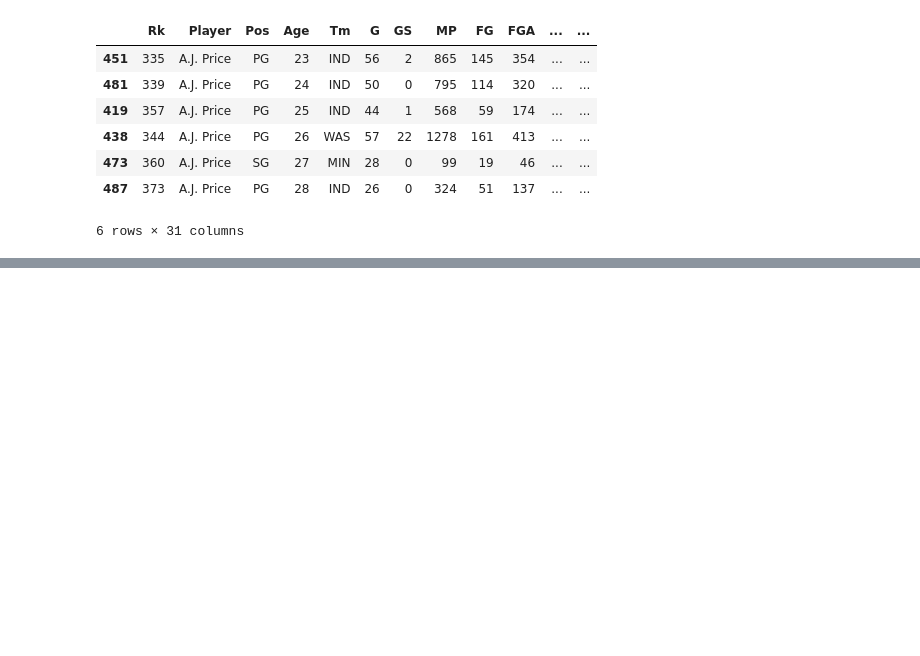
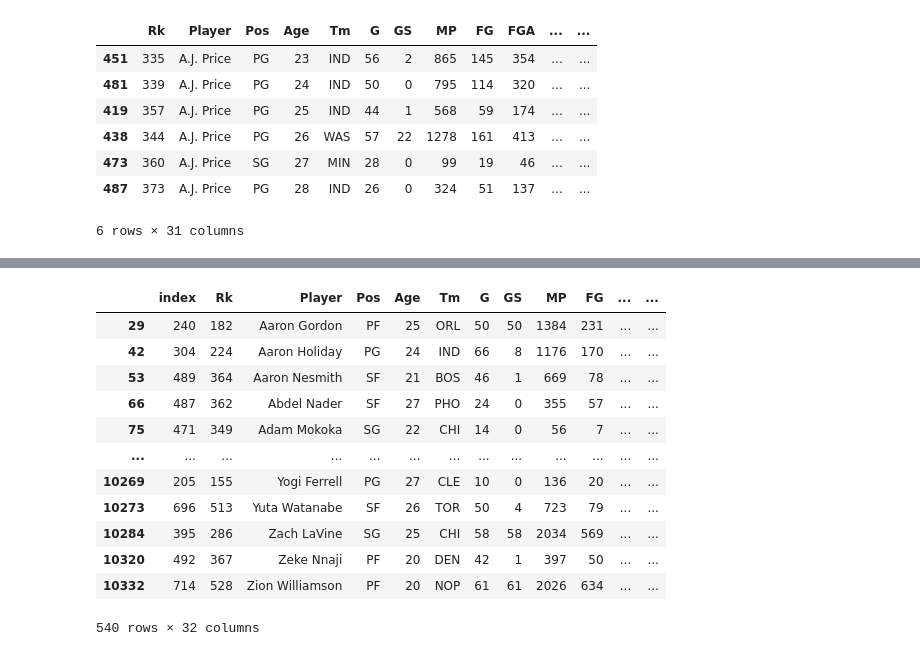
Before and after one commit to aclao89/NBA_Salaries_Performance, a Jupyter notebook: Web Scraping Basketball Salaries.ipynb, the cells around one changed output, grey strips where cells are left out. Drawn from its saved outputs; the diff is of its cells as text; code cells hidden in the pictures; blank space fills up the shorter version.

```diff
--- a/Web Scraping Basketball Salaries.ipynb
+++ b/Web Scraping Basketball Salaries.ipynb
@@ -324,0 +409,16 @@ salaries_df.to_excel("./Data Files/salaries_df_bbref.xlsx")
+# %%
+szn_ttl_df_cleaned.loc[szn_ttl_df_cleaned["Year"] == 2021]
+# %% [output]
+|  | index | Rk | Player | Pos | Age | Tm | G | GS | MP | FG | ... | ... |
+| 29 | 240 | 182 | Aaron Gordon | PF | 25 | ORL | 50 | 50 | 1384 | 231 | ... | ... |
+| 42 | 304 | 224 | Aaron Holiday | PG | 24 | IND | 66 | 8 | 1176 | 170 | ... | ... |
+| 53 | 489 | 364 | Aaron Nesmith | SF | 21 | BOS | 46 | 1 | 669 | 78 | ... | ... |
+| 66 | 487 | 362 | Abdel Nader | SF | 27 | PHO | 24 | 0 | 355 | 57 | ... | ... |
+| 75 | 471 | 349 | Adam Mokoka | SG | 22 | CHI | 14 | 0 | 56 | 7 | ... | ... |
+| ... | ... | ... | ... | ... | ... | ... | ... | ... | ... | ... | ... | ... |
+| 10269 | 205 | 155 | Yogi Ferrell | PG | 27 | CLE | 10 | 0 | 136 | 20 | ... | ... |
+| 10273 | 696 | 513 | Yuta Watanabe | SF | 26 | TOR | 50 | 4 | 723 | 79 | ... | ... |
+| 10284 | 395 | 286 | Zach LaVine | SG | 25 | CHI | 58 | 58 | 2034 | 569 | ... | ... |
+| 10320 | 492 | 367 | Zeke Nnaji | PF | 20 | DEN | 42 | 1 | 397 | 50 | ... | ... |
+| 10332 | 714 | 528 | Zion Williamson | PF | 20 | NOP | 61 | 61 | 2026 | 634 | ... | ... |
+540 rows × 32 columns
```
Also changed, not shown: parts of 27 cells of this notebook, 1 other file.
